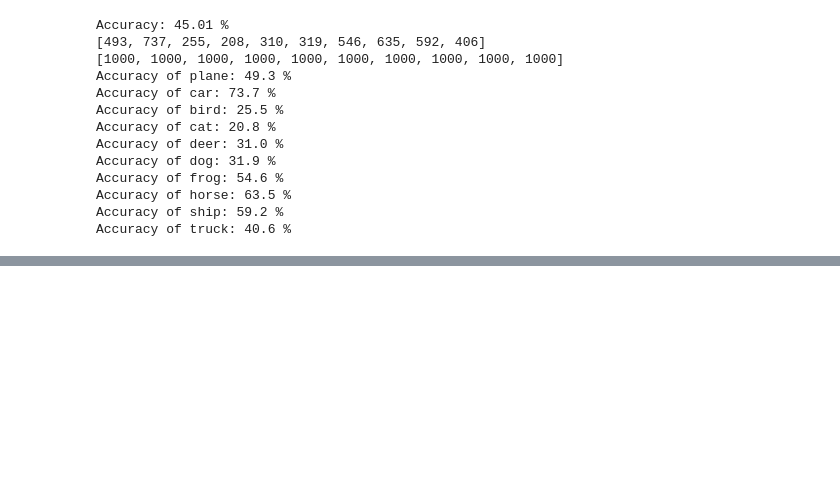
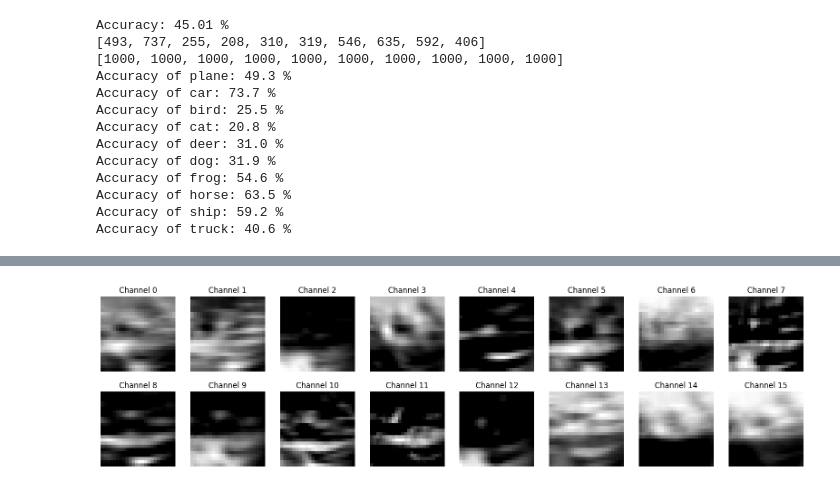
Before and after one commit to TheEagleboy/Machine-Learning, a Jupyter notebook: CNN.ipynb, the cells around one changed output, grey strips where cells are left out. Saved outputs shown, nothing was run; the diff lists cells and outputs as text; code cells hidden in the pictures; blank space fills up the shorter version.

```diff
--- a/CNN.ipynb
+++ b/CNN.ipynb
@@ -151,0 +246,12 @@ Accuracy of truck: 40.6 %
+# %%
+# Convolution 2 images of ship
+fig, axes = plt.subplots(2, 8, figsize=(20,5))
+for i, ax in enumerate(axes.flatten()):
+    if i >= x2.shape[1]:
+        break
+    ax.imshow(x2[0,i].cpu(), cmap='gray')
+    ax.axis('off')
+    ax.set_title(f'Channel {i}')
+plt.show()
+# %% [output]
+[figure, added]
```
Also changed, not shown: parts of 8 cells of this notebook.
